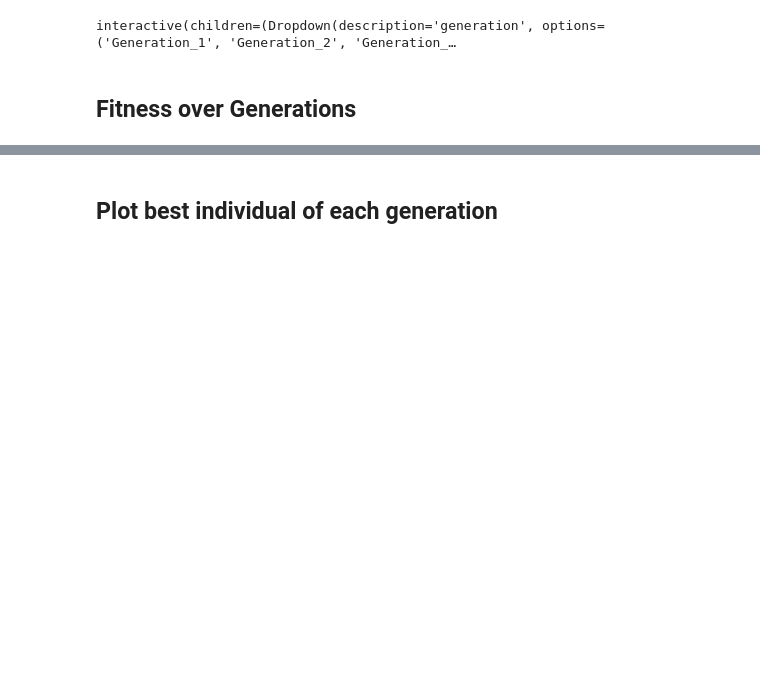
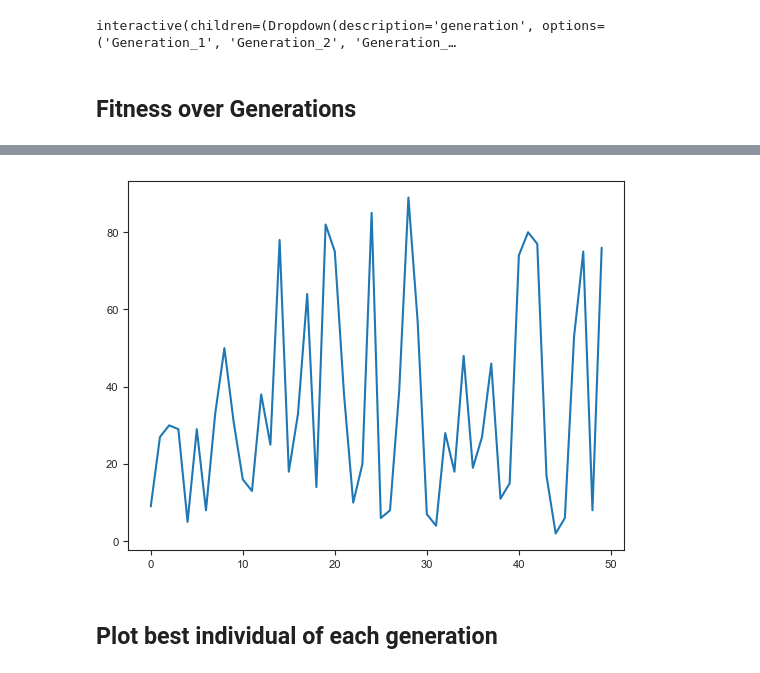
Before and after one commit to ankilab/EdgeVolution, a Jupyter notebook: plot-results.ipynb, the cells around one changed output, grey strips where cells are left out. Drawn from its saved outputs; the diff is of its cells as text; code cells hidden in the pictures; blank space fills up the shorter version.

```diff
--- a/plot-results.ipynb
+++ b/plot-results.ipynb
@@ -82,7 +83,7 @@ def plot_individual(gen, ind):
 # %%
 # get generations and all individuals saved in a dictionary
 d = {}
-for i in range(1, params['generations']):
+for i in range(1, params['generations'] + 1):
     gen = f"Generation_{i}"
     gen_path = ga_path / gen
     if not os.path.exists(gen_path):
@@ -139,3 +190,8 @@ interactive(children=(Dropdown(description='generation', options=('Generation_1'
+# %%
+with paperStyle():
+    plt.plot(counters_all[..., 0])
+# %% [output]
+[figure, added]
 # %% [markdown]
 ## Plot best individual of each generation
 # %%
```
Also changed, not shown: parts of 6 cells of this notebook, 3 other files.
